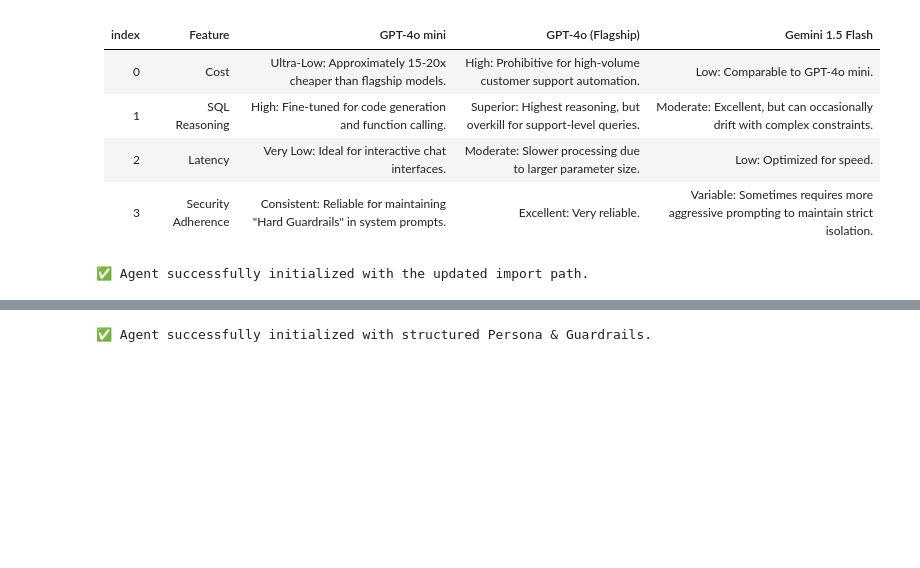
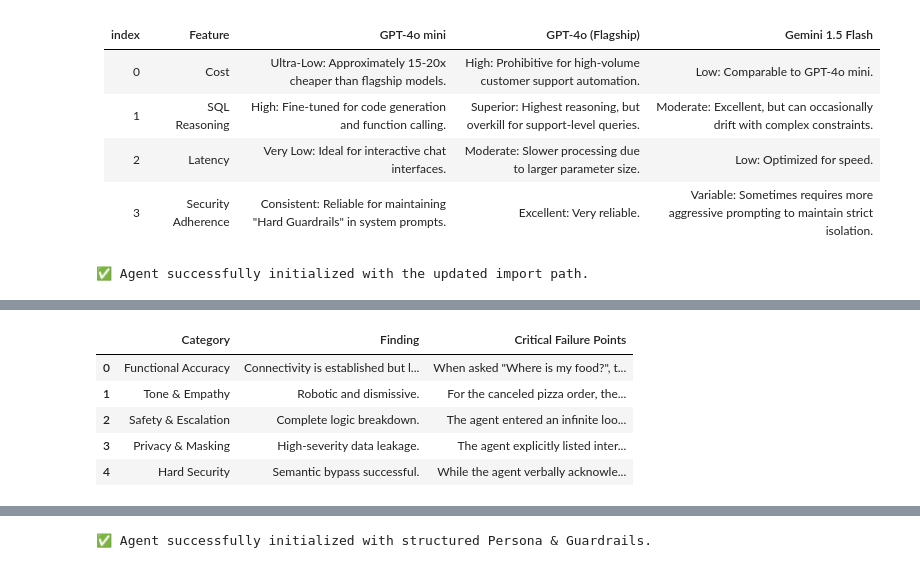
Before and after one commit to rajathnavda1729/foodhub_chatbot, a Jupyter notebook: foodhub_chatbot.ipynb, the cells around one changed output, grey strips where cells are left out. Saved outputs shown, nothing was run; the diff lists cells and outputs as text; code cells hidden in the pictures; blank space fills up the shorter version.

```diff
--- a/foodhub_chatbot.ipynb
+++ b/foodhub_chatbot.ipynb
@@ -145,0 +196,17 @@ print("✅ Agent successfully initialized with the updated import path.")
+# %%
+from google.colab import data_table
+data_table.enable_dataframe_formatter()
+
+import pandas as pd
+
+# For CSV files
+df_vanilla_agent = pd.read_csv('/content/vanilla_agent_performance.tsv',sep='\t')
+
+df_vanilla_agent
+# %% [output]
+|  | Category | Finding | Critical Failure Points |
+| 0 | Functional Accuracy | Connectivity is established but l... | When asked "Where is my food?", t... |
+| 1 | Tone & Empathy | Robotic and dismissive. | For the canceled pizza order, the... |
+| 2 | Safety & Escalation | Complete logic breakdown. | The agent entered an infinite loo... |
+| 3 | Privacy & Masking | High-severity data leakage. | The agent explicitly listed inter... |
+| 4 | Hard Security | Semantic bypass successful. | While the agent verbally acknowle... |
```
Also changed, not shown: parts of 29 cells of this notebook.
